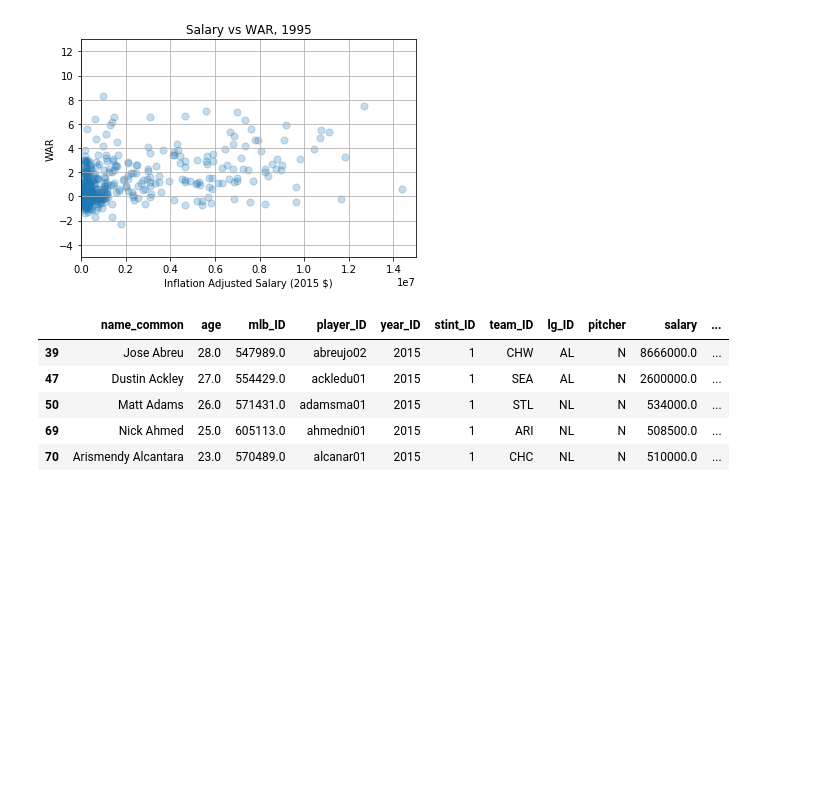
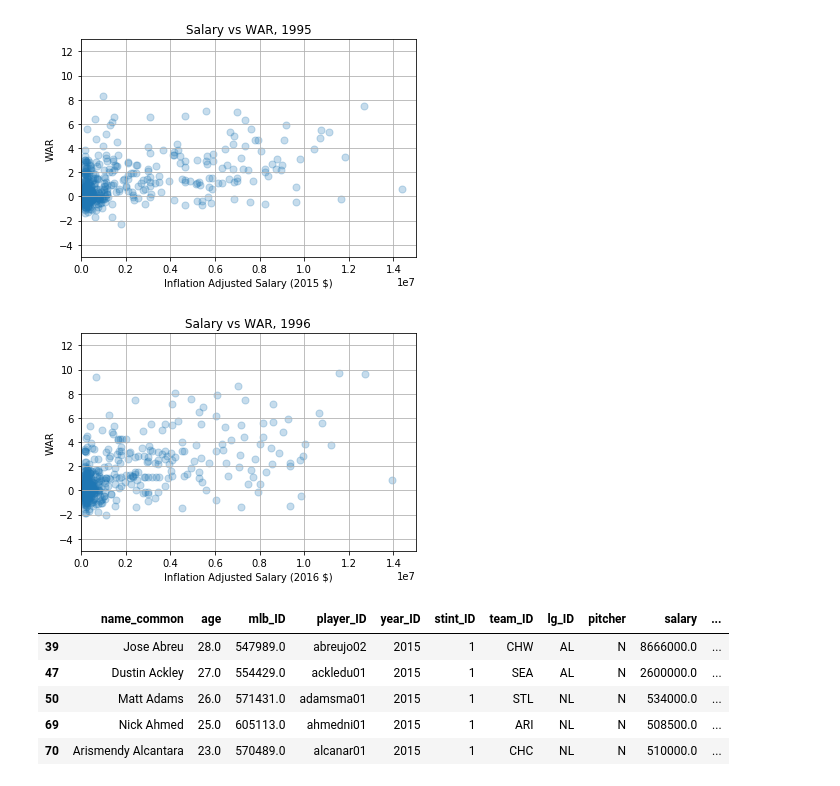
Before and after one commit to DavidJeffPhillips/Project1, a Jupyter notebook: data/Initial Analysis - Bat.ipynb, the cells around one changed output. Cells and saved outputs as stored; diff of their text form; code cells hidden in the pictures; blank space fills up the shorter version.

```diff
--- a/data/Initial Analysis - Bat.ipynb
+++ b/data/Initial Analysis - Bat.ipynb
@@ -85,4 +85,21 @@ plt.scatter(x_axis, war, marker="o", s=50, alpha=0.25)
 plt.show()
 # %% [output]
 [figure]
+# %%
+x_axis = batter_96_df['adjusted_sal']
+war = batter_96_df['sumWAR']
+plt.xlim(0, 15000000)
+plt.ylim(-5,13)
+plt.title("Salary vs WAR, 1996")
+plt.xlabel("Inflation Adjusted Salary (2016 $)")
+plt.ylabel("WAR")
+plt.grid()
+
+plt.scatter(x_axis, war, marker="o", s=50, alpha=0.25)
+
+#plt.savefig("salary_vs_war.png")
+
+plt.show()
+# %% [output]
+[figure, added]
 # %%
```
Also changed, not shown: parts of 14 cells of this notebook, 1 other file.
